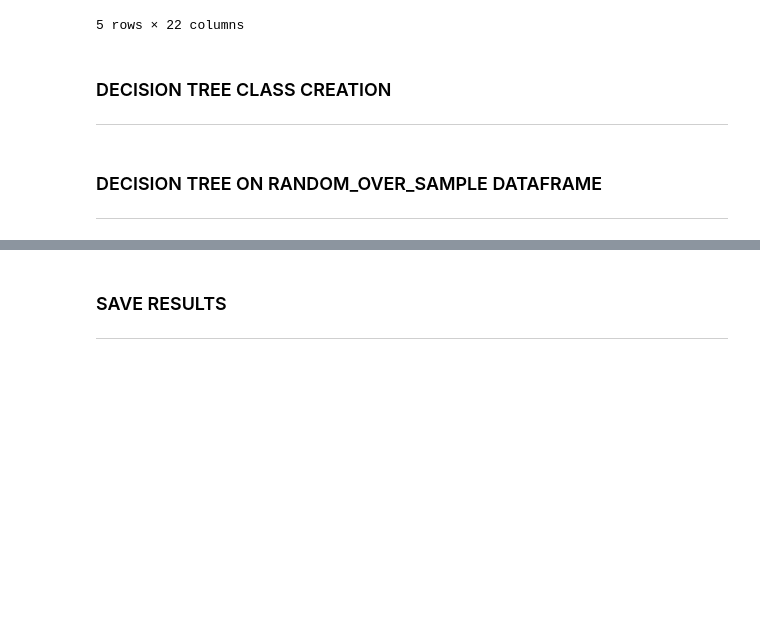
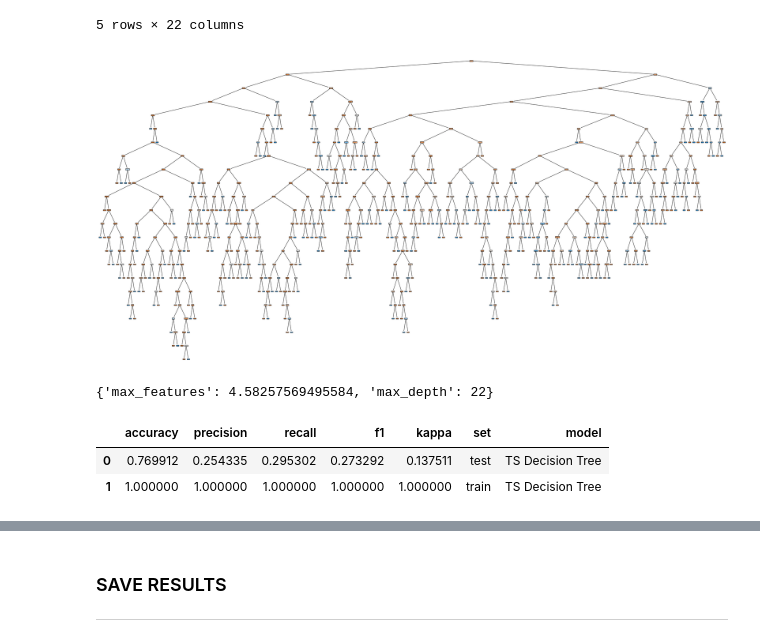
Before and after one commit to NataliaBarquin/Cardiovascular_risk_prediction, a Jupyter notebook: notebooks/4_decision_tree.ipynb, the cells around one changed output, grey strips where cells are left out. Saved outputs shown, nothing was run; the diff lists cells and outputs as text; code cells hidden in the pictures; blank space fills up the shorter version.

```diff
--- a/notebooks/4_decision_tree.ipynb
+++ b/notebooks/4_decision_tree.ipynb
@@ -48,4 +177,0 @@ response_var = 'TenYearCHD'
-# %% [markdown]
-### DECISION TREE CLASS CREATION
-
------
@@ -147 +180,12 @@ decission_tree.metrics('Decission Tree')
+# %%
+decision_tree.fit_model()
+# %% [output]
+[figure, added]
+{'max_features': 4.58257569495584, 'max_depth': 22}
+# %%
+decision_tree.metrics('TS Decision Tree')
+# %% [output]
+|  | accuracy | precision | recall | f1 | kappa | set | model |
+| 0 | 0.769912 | 0.254335 | 0.295302 | 0.273292 | 0.137511 | test | TS Decision Tree |
+| 1 | 1.000000 | 1.000000 | 1.000000 | 1.000000 | 1.000000 | train | TS Decision Tree |
 # %%
@@ -156,4 +195,0 @@ decission_tree.applying_best_model('Decision Tree best')
-# %% [markdown]
-### DECISION TREE ON RANDOM_OVER_SAMPLE DATAFRAME
-
------
```
Also changed, not shown: parts of 41 cells of this notebook, 1 other file.
